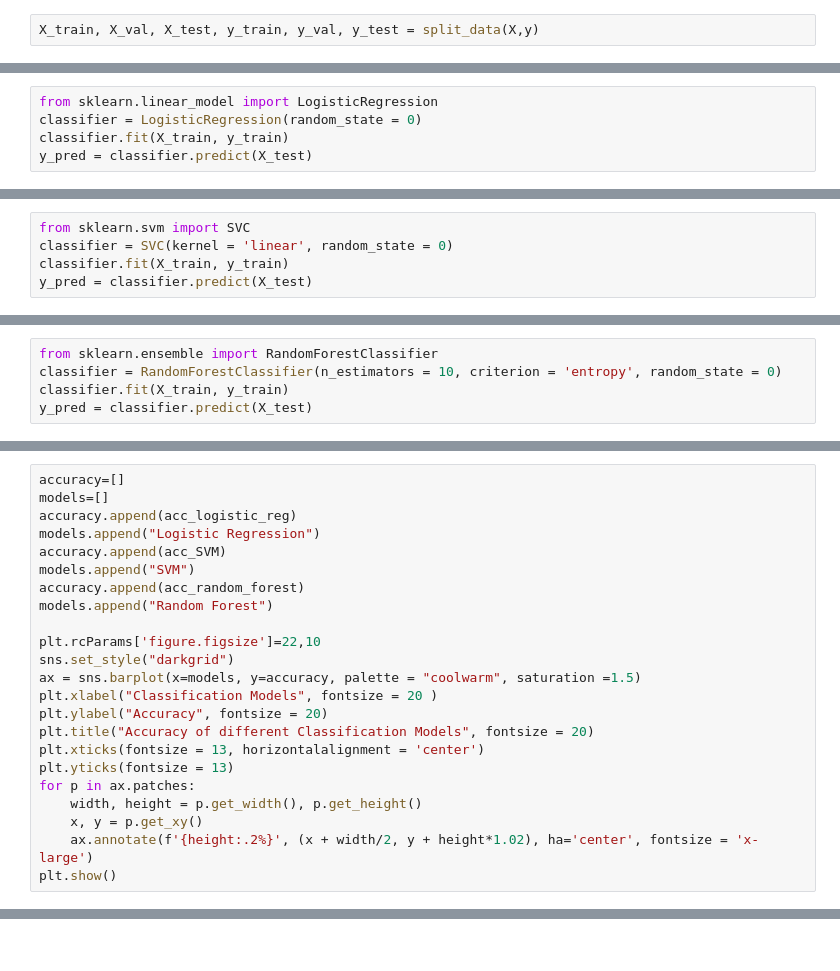
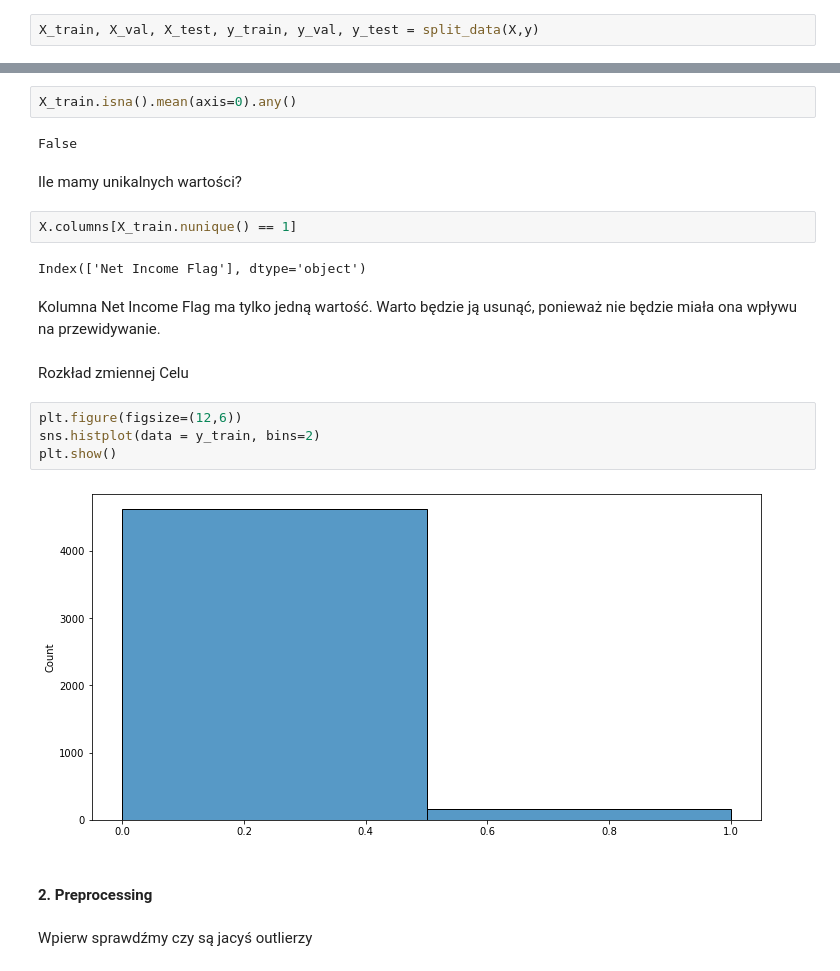
Before and after one commit to Szymon-Gut/Introduction-to-Machine-Learning, a Jupyter notebook: hw3/hw3.ipynb, the cells around one changed output, grey strips where cells are left out. Drawn from its saved outputs; the diff is of its cells as text.

```diff
--- a/hw3/hw3.ipynb
+++ b/hw3/hw3.ipynb
@@ -350,5 +46,0 @@ array([[<matplotlib.axes._subplots.AxesSubplot object at 0x...>,
-# %%
-from sklearn.linear_model import LogisticRegression
-classifier = LogisticRegression(random_state = 0)
-classifier.fit(X_train, y_train)
-y_pred = classifier.predict(X_test)
@@ -371,5 +46,0 @@ f1:  0.29629629629629634
-# %%
-from sklearn.svm import SVC
-classifier = SVC(kernel = 'linear', random_state = 0)
-classifier.fit(X_train, y_train)
-y_pred = classifier.predict(X_test)
@@ -399,5 +46,0 @@ f1:  0.0
-# %%
-from sklearn.ensemble import RandomForestClassifier
-classifier = RandomForestClassifier(n_estimators = 10, criterion = 'entropy', random_state = 0)
-classifier.fit(X_train, y_train)
-y_pred = classifier.predict(X_test)
@@ -425,23 +46,0 @@ We can notice that precision, recall and f1 is not as good as we want but it is
-# %%
-accuracy=[]
-models=[]
-accuracy.append(acc_logistic_reg)
-models.append("Logistic Regression")
-accuracy.append(acc_SVM)
-models.append("SVM")
-accuracy.append(acc_random_forest)
-models.append("Random Forest")
-
-plt.rcParams['figure.figsize']=22,10
-sns.set_style("darkgrid")
-ax = sns.barplot(x=models, y=accuracy, palette = "coolwarm", saturation =1.5)
-plt.xlabel("Classification Models", fontsize = 20 )
-plt.ylabel("Accuracy", fontsize = 20)
-plt.title("Accuracy of different Classification Models", fontsize = 20)
-plt.xticks(fontsize = 13, horizontalalignment = 'center')
-plt.yticks(fontsize = 13)
-for p in ax.patches:
-    width, height = p.get_width(), p.get_height()
-    x, y = p.get_xy()
-    ax.annotate(f'{height:.2%}', (x + width/2, y + height*1.02), ha='center', fontsize = 'x-large')
-plt.show()
@@ -449,0 +98,24 @@ plt.show()
+# %%
+X_train.isna().mean(axis=0).any()
+# %% [output]
+False
+# %% [markdown]
+Ile mamy unikalnych wartości?
+# %%
+X.columns[X_train.nunique() == 1]
+# %% [output]
+Index(['Net Income Flag'], dtype='object')
+# %% [markdown]
+Kolumna Net Income Flag ma tylko jedną wartość. Warto będzie ją usunąć, ponieważ nie będzie miała ona wpływu na przewidywanie.
+# %% [markdown]
+Rozkład zmiennej Celu
+# %%
+plt.figure(figsize=(12,6))
+sns.histplot(data = y_train, bins=2)
+plt.show()
+# %% [output]
+[figure, added]
+# %% [markdown]
+#### 2. Preprocessing
+# %% [markdown]
+Wpierw sprawdźmy czy są jacyś outlierzy
```
Also changed, not shown: parts of 121 cells of this notebook.
